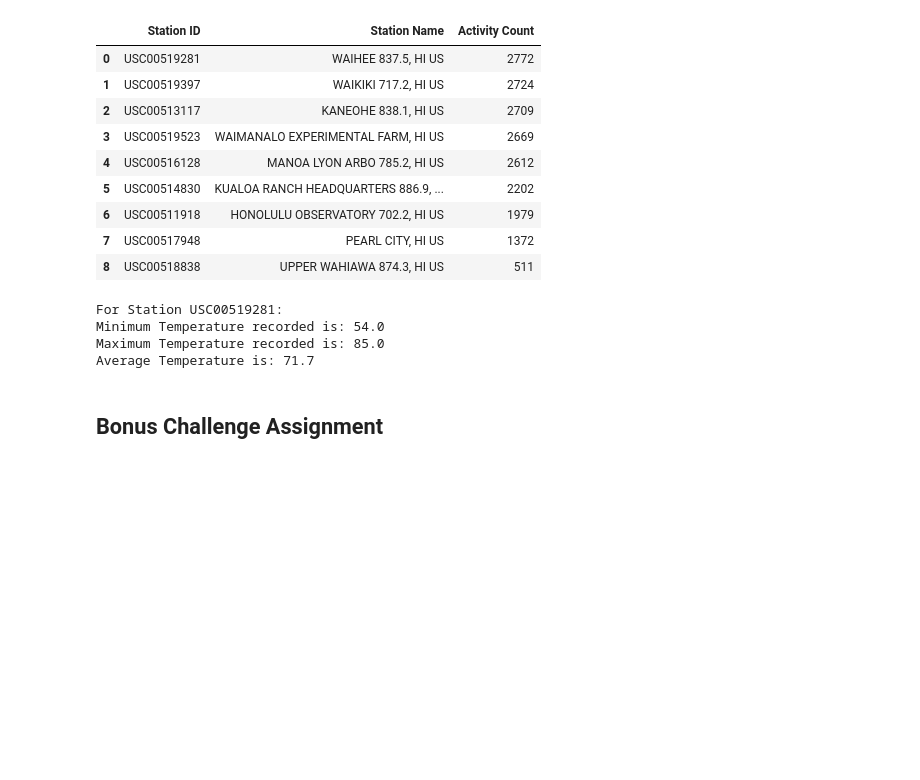
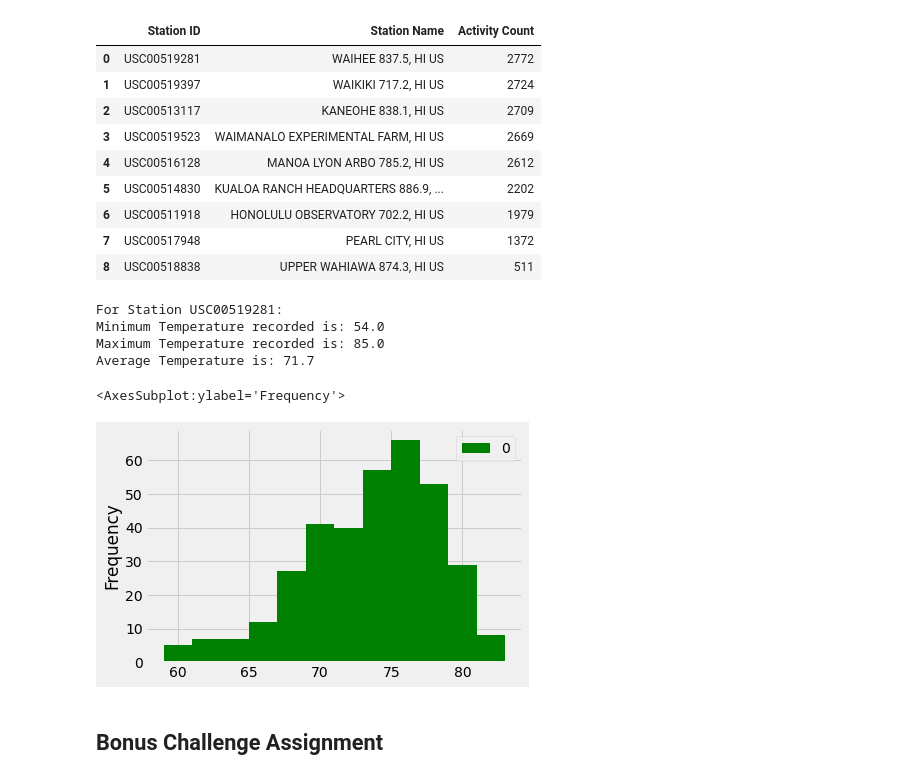
Before and after one commit to jmgeo/SQLAlchemy-Challenge, a Jupyter notebook: climate_starter.ipynb, the cells around one changed output. Cells and saved outputs as stored; diff of their text form; code cells hidden in the pictures; blank space fills up the shorter version.

Commit message:
Trying to create a DataFrame. Thought I could set the index by date. Getting an error. Commented out. Histogram plots. Troubleshooting.

```diff
--- a/climate_starter.ipynb
+++ b/climate_starter.ipynb
@@ -139,14 +139,22 @@ Average Temperature is: 71.7
 # %%
 # Choose the station with the highest number of temperature observations.
 # Query the last 12 months of temperature observation data for this station and plot the results as a histogram
 temp_obs = session.query(measurement.tobs, measurement.date).\
     filter(measurement.date >= previous_year).\
         filter(measurement.station == 'USC00519281').\
             order_by(measurement.date.asc()).\
                 all()
-##with the query complete, make another dataframe to more simply plot results
+##with the query complete, make another dataframe to more simply plot results.
+###Set the index by date and sort ascending
 
-#temp_obs_df = pd.DataFrame(temp_obs)
+temp_obs_df = pd.DataFrame(temp_obs)
+#.set_index('date').sort_index(ascending=True)
+temp_obs_df.head()
+
+temp_obs_df.plot(kind='hist', bins=12, color='g')
+# %% [output]
+<AxesSubplot:ylabel='Frequency'>
+[figure, added]
 # %% [markdown]
 ## Bonus Challenge Assignment
 # %%
```
